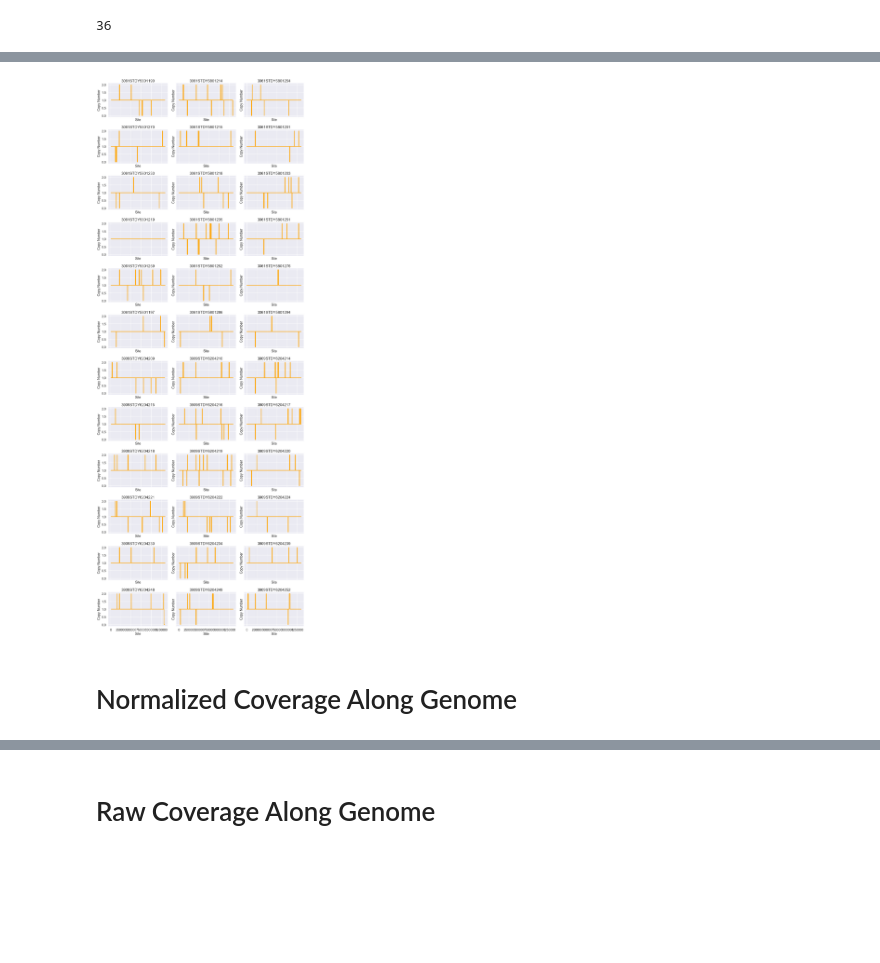
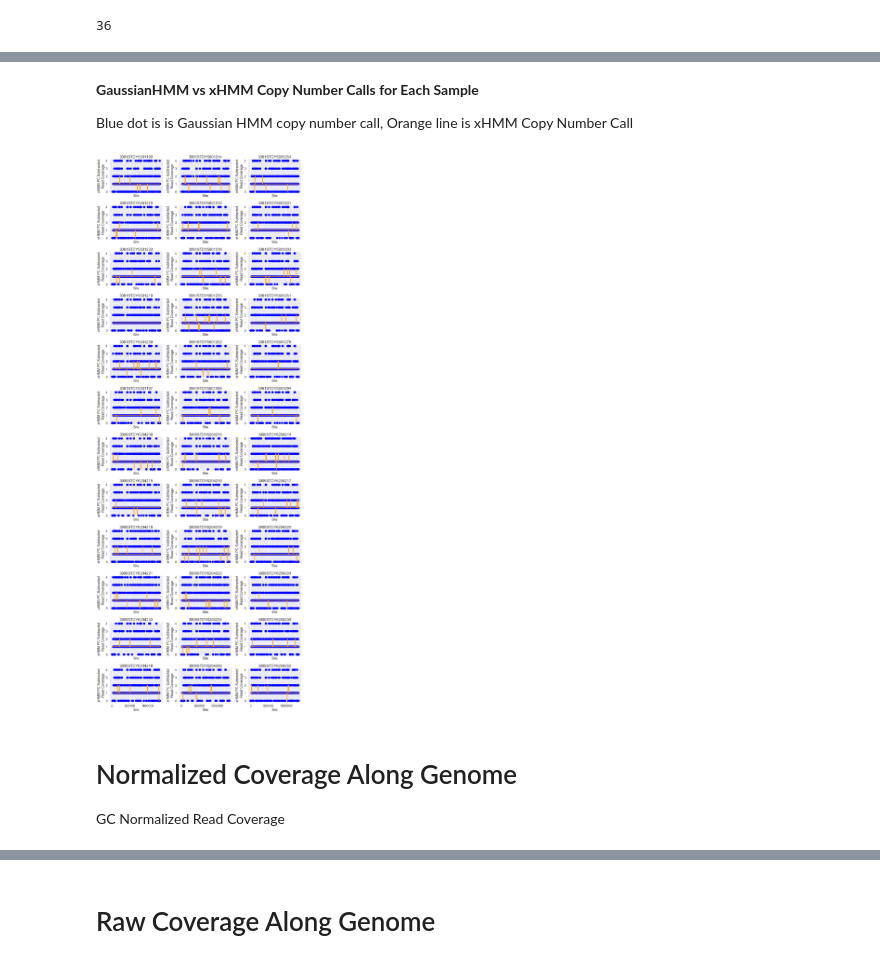
Before and after one commit to tnguyensanger/pf_swga_cnv, a Jupyter notebook: src/jupyter/xHMM CNV in sWGA Field Isolates.ipynb, the cells around one changed output, grey strips where cells are left out. Drawn from its saved outputs; the diff is of its cells as text; code cells hidden in the pictures; blank space fills up the shorter version.

Commit message:
Plot Gaussian HMM (minimal cleaning) copy numnber against xHMM copy number.  Add correlation numbers between them.

```diff
--- a/src/jupyter/xHMM CNV in sWGA Field Isolates.ipynb
+++ b/src/jupyter/xHMM CNV in sWGA Field Isolates.ipynb
@@ -24,5 +24,6 @@ SAMPLE_MAP_CSV = "/Volumes/nfs/users/nfs_t/tn6/gitrepo/pf_swga_cnv/data/sWGA_ple
 PYSAM_DIR = "/Volumes/lustre/scratch118/malaria/team112/personal/tn6/pf_swga_cnv_wgs/output/pysamstats_gc"
 GAUSSIAN_HMM_DIR = "/Volumes/lustre/scratch118/malaria/team112/personal/tn6/pf_swga_cnv_wgs/output/gaussian_hmm_cnv"
 # %%
-loadings_std_tsv = "/Volumes/lustre/scratch118/malaria/team112/personal/tn6/pf_swga_cnv/output/xhmm/xhmm_test.RD_PCA.PC_SD.txt"
+xHMM_PC_LOADINGS_STD_TSV = "/Volumes/lustre/scratch118/malaria/team112/personal/tn6/pf_swga_cnv/output/xhmm/xhmm_test.RD_PCA.PC_SD.txt"
+xHMM_RD_TSV = "/Volumes/lustre/scratch118/malaria/team112/personal/tn6/pf_swga_cnv/output/xhmm/xhmm_test.same_filtered.RD.chr5.txt"
 # %% [markdown]
@@ -30,5 +31,5 @@ Take a look at the xHMM Principal Components of the sWGA samples
 # %%
-loadings_std = pandas.read_csv(loadings_std_tsv, delimiter="\t")
+loadings_std = pandas.read_csv(xHMM_PC_LOADINGS_STD_TSV, delimiter="\t")
 # loadings = loadings.transpose()
 # loadings = loadings.set_index("U_T")
 # loadings = loadings.transpose()
@@ -291,30 +275,40 @@ display(len(bothmap["sample"].unique()))
+# %% [markdown]
+**GaussianHMM vs xHMM Copy Number Calls for Each Sample**
+
+Blue dot is is Gaussian HMM copy number call, Orange line is xHMM Copy Number Call
 # %%
 # row and column sharing
 # Plot each sample copy number along genome
-samples = bothmap["seqscape_name_wgs_Hiseq2000"].unique()
-total_samples = len(samples)
+# plotter(total_cols=3, samples=samples, sample_col="seqscape_name_wgs_Hiseq2000",
+#         df=bothmap, y_label="Copy Number", x_label="Site",
+#         x_col="window", y_col="copy_number.xhmm", sharey=False)
+
+
+
 total_cols = 3
 total_rows =  int(np.ceil(total_samples // total_cols))
-fig, axes = plt.subplots(total_rows, total_cols, sharex='col', sharey='row', figsize=(15, 40))
+fig, axes = plt.subplots(total_rows, total_cols, sharex='col', sharey=False, figsize=(15, 40))
 for row_idx, row in enumerate(axes):
     for col_idx, ax in enumerate(row):
         sample_idx = (row_idx* total_cols) + col_idx
         if sample_idx >= len(samples):
             break  # No more plots, end of samples
         subset = bothmap[(bothmap["seqscape_name_wgs_Hiseq2000"] == samples[sample_idx]) ].sort_values("window", ascending=True)
-        ax.plot(subset["window"], subset["copy_number.xhmm"], color="orange")
-#         hi_line, = ax.plot(hi_subset["GC"], hi_subset["NORMALIZED_COVERAGE"], color="blue")
+        ghmm_line = ax.plot(subset["window"], subset["copy_number"], "bo")
+        xhmm_line = ax.plot(subset["window"], subset["copy_number.xhmm"], "orange")
+
 
         ax.set_title(samples[sample_idx])
-        ax.set_ylabel("Copy Number")
+        ax.set_ylabel("xHMM PC Subtracted\nRead Coverage")
         ax.set_xlabel("Site")
-
-# fig.legend(handles=[lo_line, hi_line],
-#            labels=["Lo DNA Threshold Normalized Coverage", "Hi DNA Threshold Normalized Coverage"],
+# TODO:  FIX ME.  Legend code does not work.
+# fig.legend(handles=[xhmm_line, ghmm_line],
+#            labels=["xHMM", "Gaussian HMM"],
 #            loc = "upper center", bbox_to_anchor=(0.5, 1.01) , ncol=1)
 plt.tight_layout()
 plt.show()
 # %% [output]
-[figure, old version]
+[figure, new version]
 # %% [markdown]
 # Normalized Coverage Along Genome
+GC Normalized Read Coverage
```
Also changed, not shown: parts of 32 cells of this notebook.
